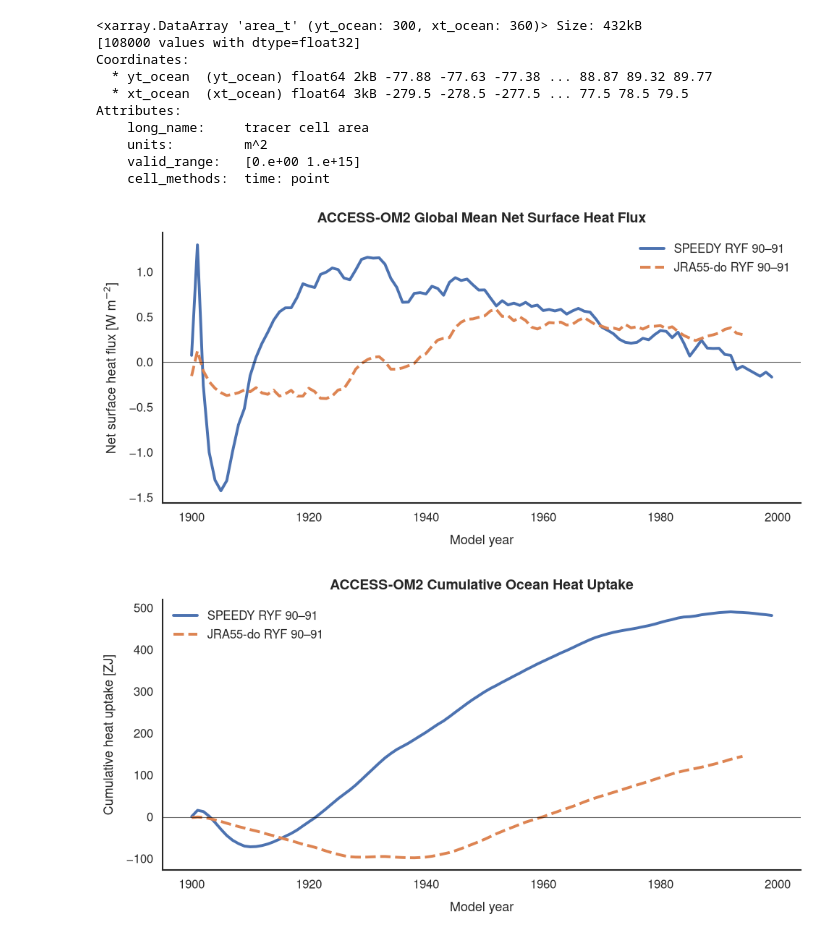
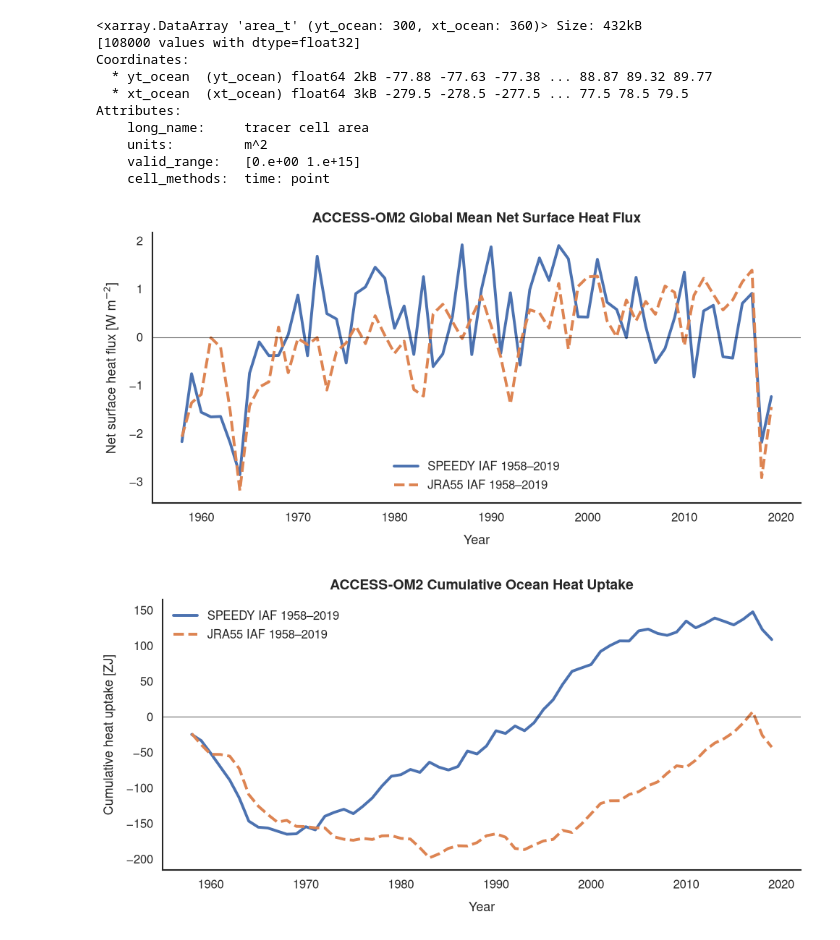
Before and after one commit to VanuatuN/SPEEDY-ACCESSOM2_analysis, a Jupyter notebook: surface_heating.ipynb, the cells around one changed output. Saved outputs shown, nothing was run; the diff lists cells and outputs as text; code cells hidden in the pictures.

```diff
--- a/surface_heating.ipynb
+++ b/surface_heating.ipynb
@@ -133,6 +67,6 @@ Wall time: 29.6 μs
 # %%
 %%time
-CATALOG_sp = "/leonardo_scratch/fast/ICT26_ESP/ntilinin/access-om2-catalog/AccessOm2RYF_SPEEDY100YR.json"
+CATALOG_sp = "/leonardo_scratch/fast/ICT26_ESP/ntilinin/access-om2-catalog/AccessOm2IAF_SPEEDY.json"
 
 catalog_sp = intake.open_esm_datastore(
     CATALOG_sp,
@@ -145,7 +79,7 @@ catalog_sp = intake.open_esm_datastore(
     ]
 )
 
-CATALOG_jr = "/leonardo_scratch/fast/ICT26_ESP/ntilinin/access-om2-catalog/AccessOm2RYF_JRA55100YR.json"
+CATALOG_jr = "/leonardo_scratch/fast/ICT26_ESP/ntilinin/access-om2-catalog/AccessOm2IAF_JRA55.json"
 
 catalog_jr = intake.open_esm_datastore(
     CATALOG_jr,
@@ -214,31 +148,31 @@ sst_global_jr=sst_ann_jr.weighted(weights).mean(("yt_ocean","xt_ocean")).compute
 # %%
 import seaborn as sns, matplotlib.pyplot as plt
 
 sns.set_theme(style="white")
 plt.rcParams.update({"font.family":"Nimbus Sans"})
 
 fig,ax=plt.subplots(figsize=(10,5))
 
-ax.plot(sst_global_sp.year,sst_global_sp,linewidth=2.8,label="SPEEDY RYF 90–91")
-ax.plot(sst_global_jr.year,sst_global_jr,linewidth=2.8,linestyle="--",label="JRA55-do RYF 90–91")
+ax.plot(sst_global_sp.year,sst_global_sp,linewidth=2.8,label="SPEEDY IAF 1958–2019")
+ax.plot(sst_global_jr.year,sst_global_jr,linewidth=2.8,linestyle="--",label="JRA55 IAF 1958–2019")
 
 ax.axhline(0,color="black",linewidth=0.8,alpha=0.6)
 ax.set_title("ACCESS-OM2 Global Mean Net Surface Heat Flux",fontsize=14,pad=10,fontweight="bold")
 
-ax.set_ylabel("Net surface heat flux [W m$^{-2}$]",fontsize=13,labelpad=10); ax.set_xlabel("Model year",fontsize=13,labelpad=10)
+ax.set_ylabel("Net surface heat flux [W m$^{-2}$]",fontsize=13,labelpad=10); ax.set_xlabel("Year",fontsize=13,labelpad=10)
 ax.tick_params(axis="both",labelsize=12,width=1.2)
 
 ax.spines["top"].set_visible(False); ax.spines["right"].set_visible(False)
 ax.spines["left"].set_linewidth(1.5); ax.spines["bottom"].set_linewidth(1.5)
 
 ax.legend(frameon=False,fontsize=12)
 fig.tight_layout()
 
-plt.savefig("figures/access_om2_global_mean_sflux_different_forcing.png",
+plt.savefig("figures/access_om2_global_mean_sflux_df_IAF.png",
             dpi=300, bbox_inches="tight")
 plt.show()
 # %% [output]
-[figure, old version]
+[figure, new version]
 # %%
 hu_year_sp=((sst_ann_sp*weights).sum(("yt_ocean","xt_ocean"))*365*24*3600/1e21).compute(scheduler="single-threaded")
 hu_year_jr=((sst_ann_jr*weights).sum(("yt_ocean","xt_ocean"))*365*24*3600/1e21).compute(scheduler="single-threaded")
@@ -251,13 +185,13 @@ plt.rcParams.update({"font.family":"Nimbus Sans"})
 
 fig,ax=plt.subplots(figsize=(10,5))
 
-ax.plot(hu_cum_sp.year,hu_cum_sp,linewidth=2.8,label="SPEEDY RYF 90–91")
-ax.plot(hu_cum_jr.year,hu_cum_jr,linewidth=2.8,linestyle="--",label="JRA55-do RYF 90–91")
+ax.plot(hu_cum_sp.year,hu_cum_sp,linewidth=2.8,label="SPEEDY IAF 1958–2019")
+ax.plot(hu_cum_jr.year,hu_cum_jr,linewidth=2.8,linestyle="--",label="JRA55 IAF 1958–2019")
 
 ax.axhline(0,color="black",linewidth=0.8,alpha=0.6)
 
 ax.set_title("ACCESS-OM2 Cumulative Ocean Heat Uptake",fontsize=14,pad=10,fontweight="bold")
-ax.set_ylabel("Cumulative heat uptake [ZJ]",fontsize=13,labelpad=10); ax.set_xlabel("Model year",fontsize=13,labelpad=10)
+ax.set_ylabel("Cumulative heat uptake [ZJ]",fontsize=13,labelpad=10); ax.set_xlabel("Year",fontsize=13,labelpad=10)
 
 ax.tick_params(axis="both",labelsize=12,width=1.2)
 
@@ -266,11 +200,11 @@ ax.spines["left"].set_linewidth(1.5); ax.spines["bottom"].set_linewidth(1.5)
 
 ax.legend(frameon=False,fontsize=12)
 fig.tight_layout()
-plt.savefig("figures/access_om2_global_mean_cum_heatuptake_different_forcing.png",
+plt.savefig("figures/access_om2_global_mean_cum_heatuptake_df_IAF.png",
             dpi=300, bbox_inches="tight")
 plt.show()
 # %% [output]
-[figure, old version]
+[figure, new version]
 # %%
 sns.set_theme(style="white")
 plt.rcParams.update({"font.family":"Nimbus Sans"})
```
Also changed, not shown: parts of 10 cells of this notebook, 10 other files.
